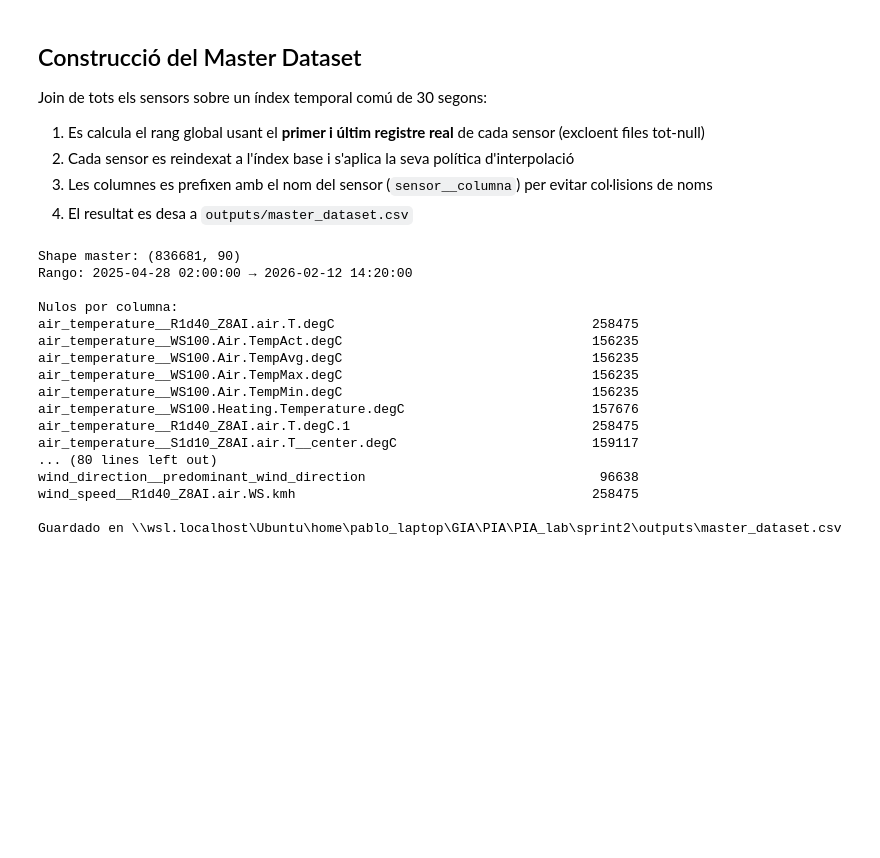
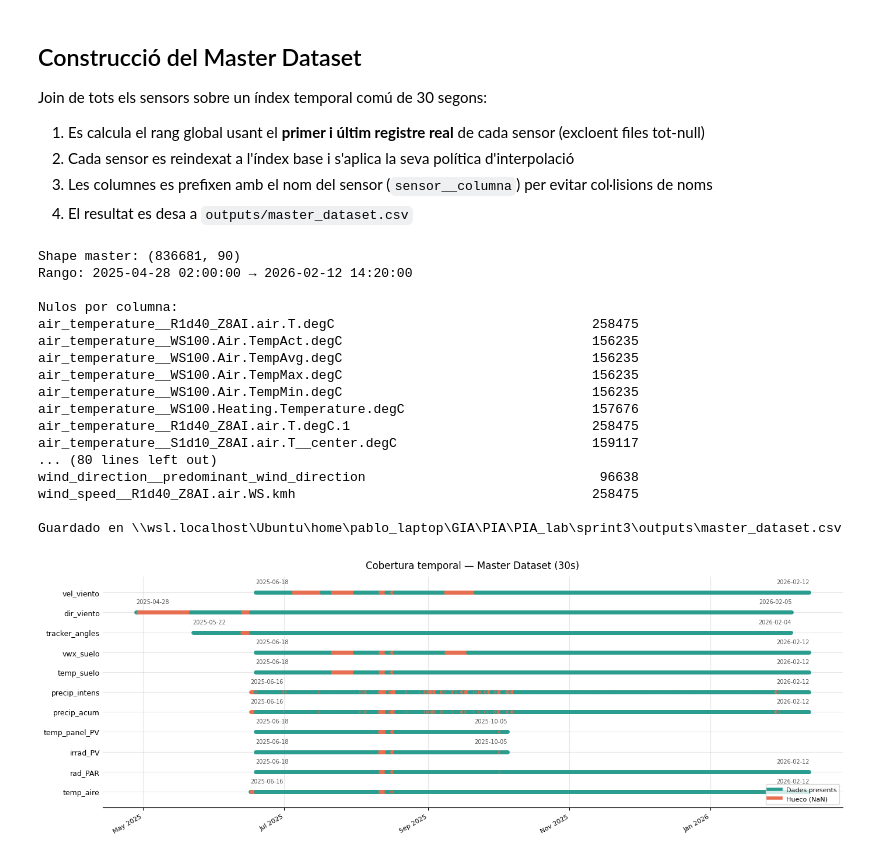
Before and after one commit to danielalvarezsarroca/PIA_lab, a Jupyter notebook: sprint3/Master_DataSet.ipynb, the cells around one changed output. Saved outputs shown, nothing was run; the diff lists cells and outputs as text; code cells hidden in the pictures; blank space fills up the shorter version.

```diff
--- a/sprint2/Master_DataSet.ipynb
+++ b/sprint3/Master_DataSet.ipynb
@@ -375,17 +375,17 @@ El Master Dataset tindrà freqüència base de **30 segons** (el sensor més rà
 # %%
 SENSOR_INFO = {
     'air_temperature':          {'interval_s': 6*3600,  'interp': 'linear'},
-    'par_radiation':            {'interval_s': 6*3600,  'interp': 'ffill'},
-    'pv_irradiance':            {'interval_s': 2*3600,  'interp': 'ffill'},
+    'par_radiation':            {'interval_s': 6*3600,  'interp': 'pchip'},
+    'pv_irradiance':            {'interval_s': 2*3600,  'interp': 'pchip'},
     'pv_panel_temperature':     {'interval_s': 2*3600,  'interp': 'linear'},
     'precipitation_cumulative': {'interval_s': 30,      'interp': 'ffill'},
-    'precipitation_intensity':  {'interval_s': 30,      'interp': 'ffill'},
+    'precipitation_intensity':  {'interval_s': 30,      'interp': 'none'},
     'precipitation_type':       {'interval_s': 30,      'interp': 'none'},
     'soil_temperature':         {'interval_s': 6*3600,  'interp': 'linear'},
-    'soil_vwc':                 {'interval_s': 6*3600,  'interp': 'ffill'},
-    'tracker_angles':           {'interval_s': 6*3600,  'interp': 'ffill'},
-    'wind_direction':           {'interval_s': 12*3600, 'interp': 'ffill'},
-    'wind_speed':               {'interval_s': 6*3600,  'interp': 'ffill'},
+    'soil_vwc':                 {'interval_s': 6*3600,  'interp': 'linear'},
+    'tracker_angles':           {'interval_s': 6*3600,  'interp': 'linear'}, # PROVISIONAL
+    'wind_direction':           {'interval_s': 12*3600, 'interp': 'linear'},
+    'wind_speed':               {'interval_s': 6*3600,  'interp': 'linear'},
 }
 # %% [markdown]
 ## Construcció del Master Dataset
@@ -439,11 +439,15 @@ for key, info in SENSOR_INFO.items():
 
     for col in df.columns:
         df[col] = strip_unit(df[col])
+
+        # Lógica de interpolación aplicada según SENSOR_INFO
         if info['interp'] == 'linear':
             df[col] = df[col].interpolate(method='time', limit=limit_steps,
                                           limit_direction='forward')
         elif info['interp'] == 'ffill':
             df[col] = df[col].ffill(limit=limit_steps)
+        elif info['interp'] == 'pchip':
+            df[col] = df[col].interpolate(method='pchip', limit=limit_steps).clip(lower=0)
 
     master = master.join(df.add_prefix(f'{key}__'), how='left')
 
@@ -471,4 +475,63 @@ air_temperature__S1d10_Z8AI.air.T__center.degC                         159117
 wind_direction__predominant_wind_direction                              96638
 wind_speed__R1d40_Z8AI.air.WS.kmh                                      258475
 
-Guardado en \\wsl.localhost\Ubuntu\home\pablo_laptop\GIA\PIA\PIA_lab\sprint2\outputs\master_dataset.csv
+Guardado en \\wsl.localhost\Ubuntu\home\pablo_laptop\GIA\PIA\PIA_lab\sprint3\outputs\master_dataset.csv
+# %%
+fig, ax = plt.subplots(figsize=(14, 5))
+
+labels_plotted = []
+
+master = pd.read_csv(OUT_DIR / 'master_dataset.csv', index_col='Time', parse_dates=True)
+
+for i, (key, label) in enumerate(SENSORS.items()):
+    # Columnes d'aquest sensor al master
+    cols = [c for c in master.columns if c.startswith(f'{key}__')]
+    if not cols:
+        continue
+
+    # Màscara: fila amb almenys un valor no-null en aquest sensor
+    has_data = master[cols].notna().any(axis=1)
+    if not has_data.any():
+        continue
+
+    first_real = master.index[has_data][0]
+    last_real  = master.index[has_data][-1]
+
+    # Huecos: blocs consecutius sense dades dins del rang actiu del sensor
+    sensor_range = has_data.loc[first_real:last_real]
+    segment_id   = (sensor_range != sensor_range.shift()).cumsum()
+
+    for seg_val, group in sensor_range.groupby(segment_id):
+        color = '#2A9D8F' if group.iloc[0] else '#E76F51'
+        ax.plot([group.index[0], group.index[-1]], [i, i],
+                lw=5, solid_capstyle='round', color=color, zorder=2)
+
+    ax.text(first_real, i + 0.38, first_real.strftime('%Y-%m-%d'),
+            fontsize=7, color='#555', ha='left', va='bottom')
+    ax.text(last_real,  i + 0.38, last_real.strftime('%Y-%m-%d'),
+            fontsize=7, color='#555', ha='right', va='bottom')
+
+    labels_plotted.append(label)
+
+ax.set_yticks(range(len(labels_plotted)))
+ax.set_yticklabels(labels_plotted, fontsize=9)
+ax.xaxis.set_major_formatter(mdates.DateFormatter('%b %Y'))
+ax.xaxis.set_major_locator(mdates.MonthLocator(interval=2))
+plt.setp(ax.get_xticklabels(), rotation=30, ha='right', fontsize=8)
+ax.set_title('Cobertura temporal — Master Dataset (30s)', fontsize=12, pad=10)
+ax.spines[['top', 'right', 'left']].set_visible(False)
+ax.grid(axis='x', alpha=0.3)
+ax.tick_params(axis='y', length=0)
+ax.set_ylim(-0.8, len(labels_plotted) - 0.2)
+
+from matplotlib.lines import Line2D
+ax.legend(handles=[
+    Line2D([0], [0], color='#2A9D8F', lw=4, label='Dades presents'),
+    Line2D([0], [0], color='#E76F51', lw=4, label='Hueco (NaN)'),
+], fontsize=8, loc='lower right', framealpha=0.8)
+
+plt.tight_layout()
+plt.savefig(OUT_DIR / 'cobertura_master.png', dpi=150, bbox_inches='tight')
+plt.show()
+# %% [output]
+[figure, added]
```
Also changed, not shown: parts of 3 cells of this notebook, 2 other files.
